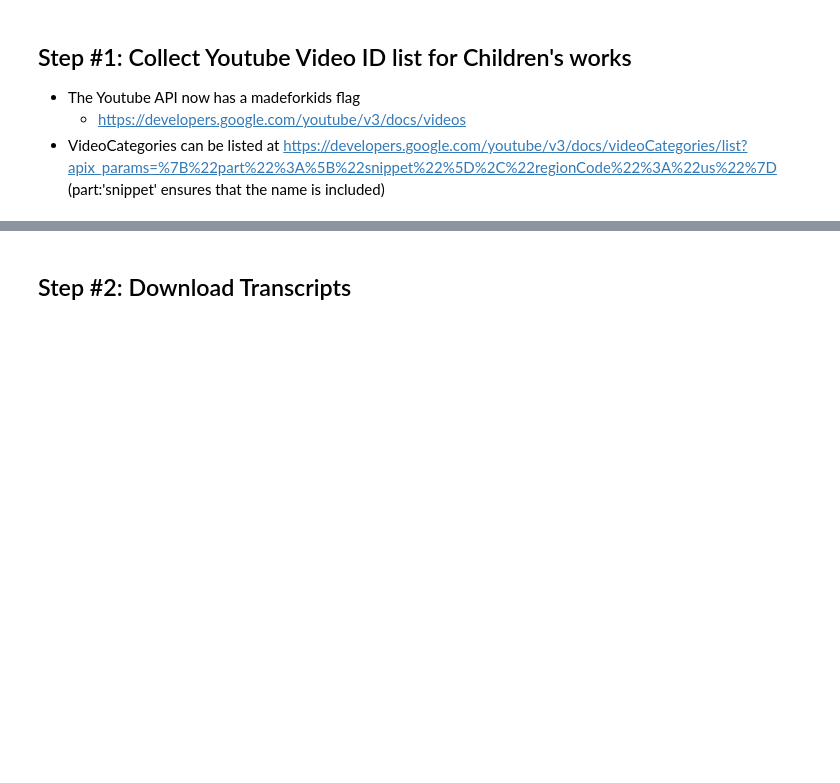
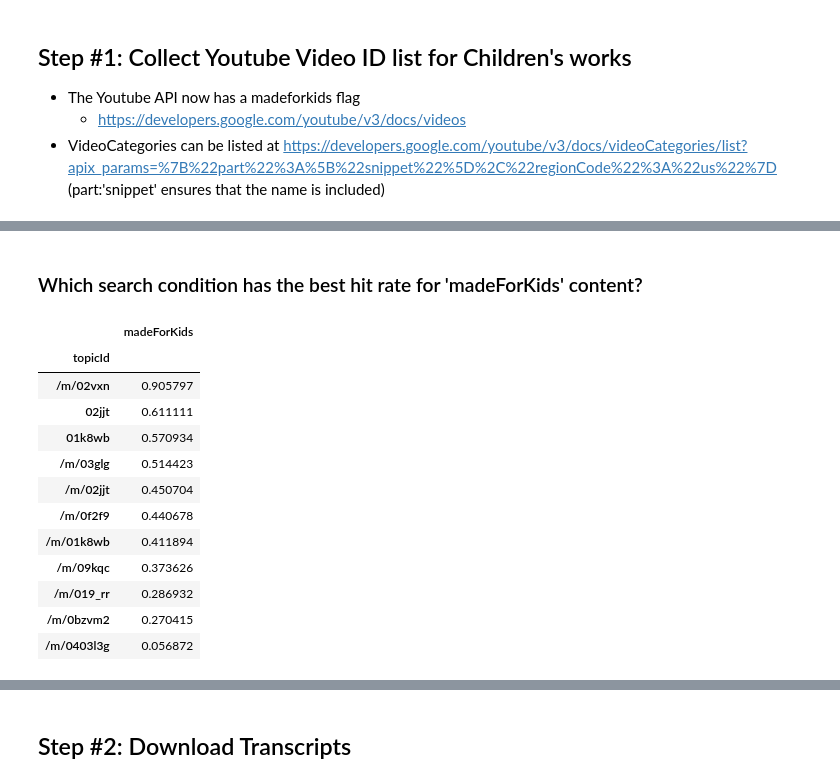
Before and after one commit to massivetexts/motes-corpus, a Jupyter notebook: YoutubeCollection.ipynb, the cells around one changed output, grey strips where cells are left out. Cells and saved outputs as stored; diff of their text form; code cells hidden in the pictures; blank space fills up the shorter version.

```diff
--- a/YoutubeCollection.ipynb
+++ b/YoutubeCollection.ipynb
@@ -112,0 +293,18 @@ print(video_ids)
+# %% [markdown]
+### Which search condition has the best hit rate for 'madeForKids' content?
+# %%
+df.groupby(['topicId'])[['madeForKids']].apply(lambda x: x.sum()/x.count()).sort_values('madeForKids', ascending=False)
+# %% [output]
+|  | madeForKids |
+| topicId |  |
+| /m/02vxn | 0.905797 |
+| 02jjt | 0.611111 |
+| 01k8wb | 0.570934 |
+| /m/03glg | 0.514423 |
+| /m/02jjt | 0.450704 |
+| /m/0f2f9 | 0.440678 |
+| /m/01k8wb | 0.411894 |
+| /m/09kqc | 0.373626 |
+| /m/019_rr | 0.286932 |
+| /m/0bzvm2 | 0.270415 |
+| /m/0403l3g | 0.056872 |
```
Also changed, not shown: parts of 38 cells of this notebook, 1 other file.
